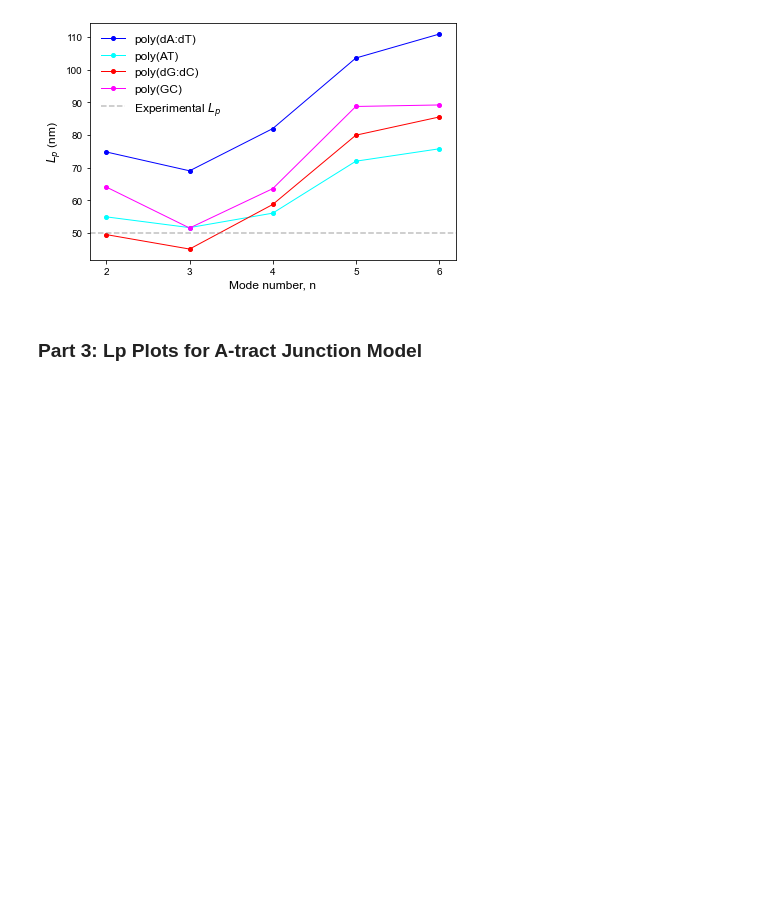
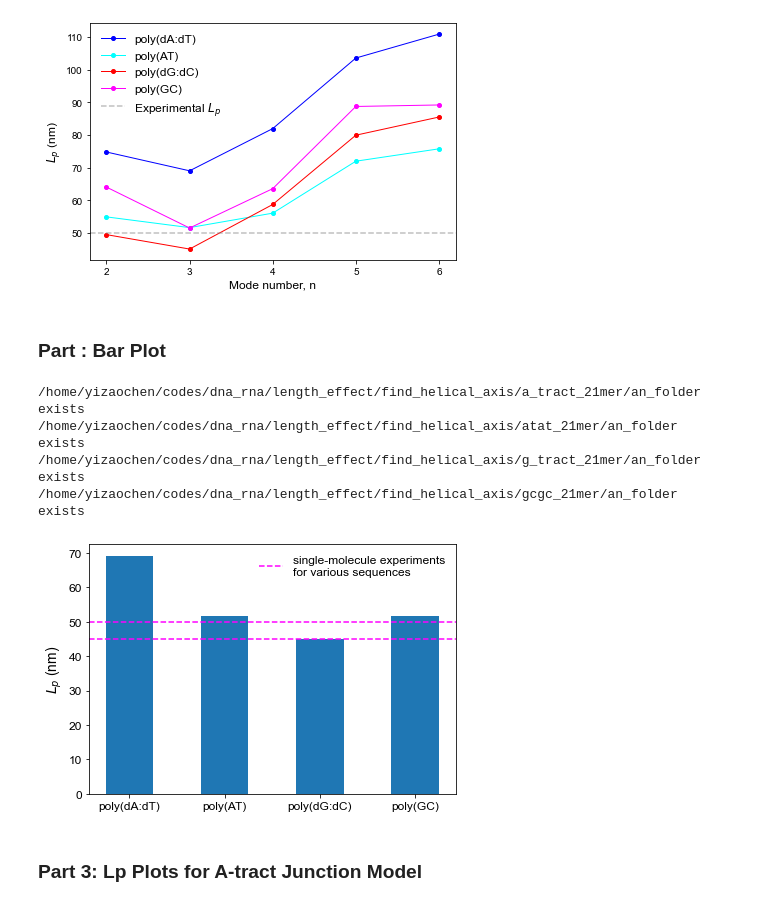
Before and after one commit to yizaochen/bentdna, a Jupyter notebook: notebooks/fourier_sequence_Lp_table.ipynb, the cells around one changed output. Saved outputs shown, nothing was run; the diff lists cells and outputs as text; code cells hidden in the pictures; blank space fills up the shorter version.

Commit message:
Lp Bar Graph

```diff
--- a/notebooks/fourier_sequence_Lp_table.ipynb
+++ b/notebooks/fourier_sequence_Lp_table.ipynb
@@ -40,6 +40,22 @@ plt.show()
 /home/yizaochen/codes/dna_rna/length_effect/find_helical_axis/g_tract_21mer/an_folder exists
 /home/yizaochen/codes/dna_rna/length_effect/find_helical_axis/gcgc_21mer/an_folder exists
 [figure]
+# %% [markdown]
+### Part : Bar Plot
+# %%
+figsize = (6, 4)
+width = 0.5
+agent = shapefourier.LpBarPlots(figsize)
+agent.plot_main(width, 'tab:blue')
+plt.tight_layout()
+#plt.savefig('Lp_2_6.png', dpi=300)
+plt.show()
+# %% [output]
+/home/yizaochen/codes/dna_rna/length_effect/find_helical_axis/a_tract_21mer/an_folder exists
+/home/yizaochen/codes/dna_rna/length_effect/find_helical_axis/atat_21mer/an_folder exists
+/home/yizaochen/codes/dna_rna/length_effect/find_helical_axis/g_tract_21mer/an_folder exists
+/home/yizaochen/codes/dna_rna/length_effect/find_helical_axis/gcgc_21mer/an_folder exists
+[figure, added]
 # %% [markdown]
 ### Part 3: Lp Plots for A-tract Junction Model
 # %%
```
Also changed, not shown: 1 other file.
